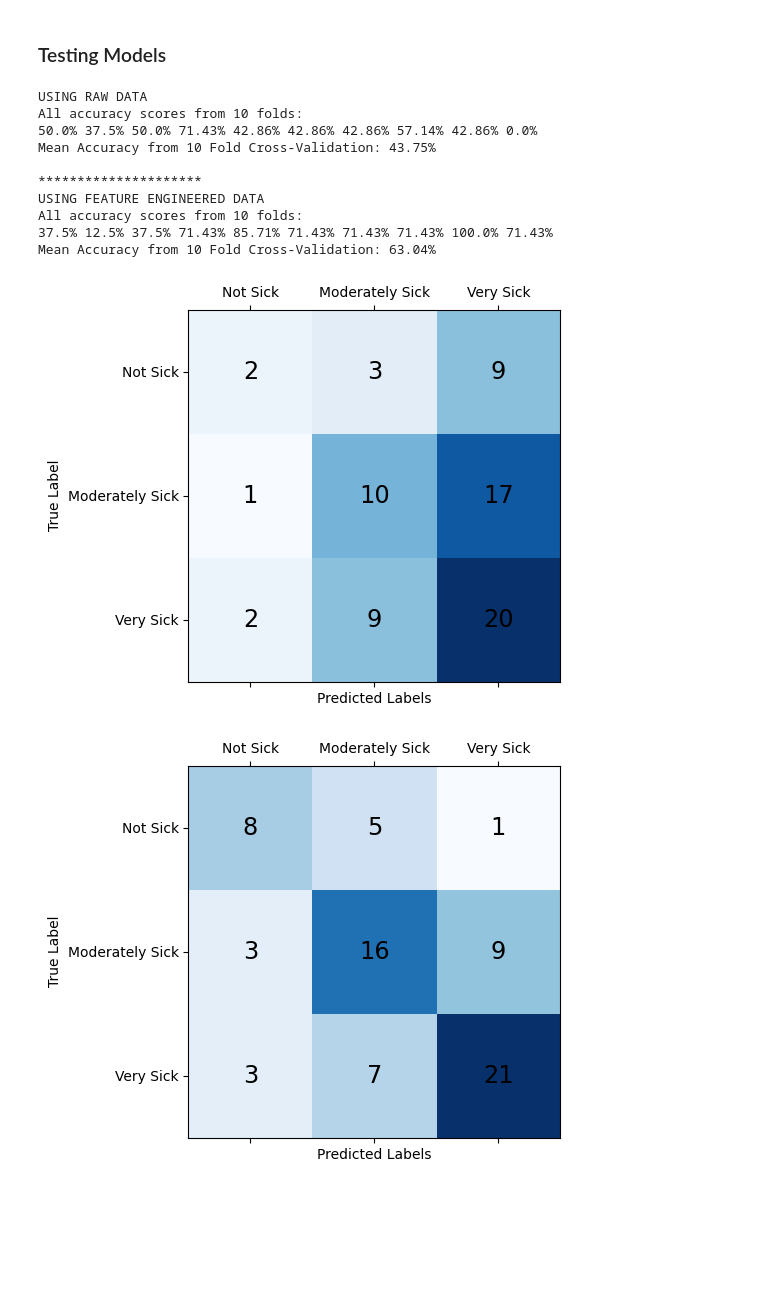
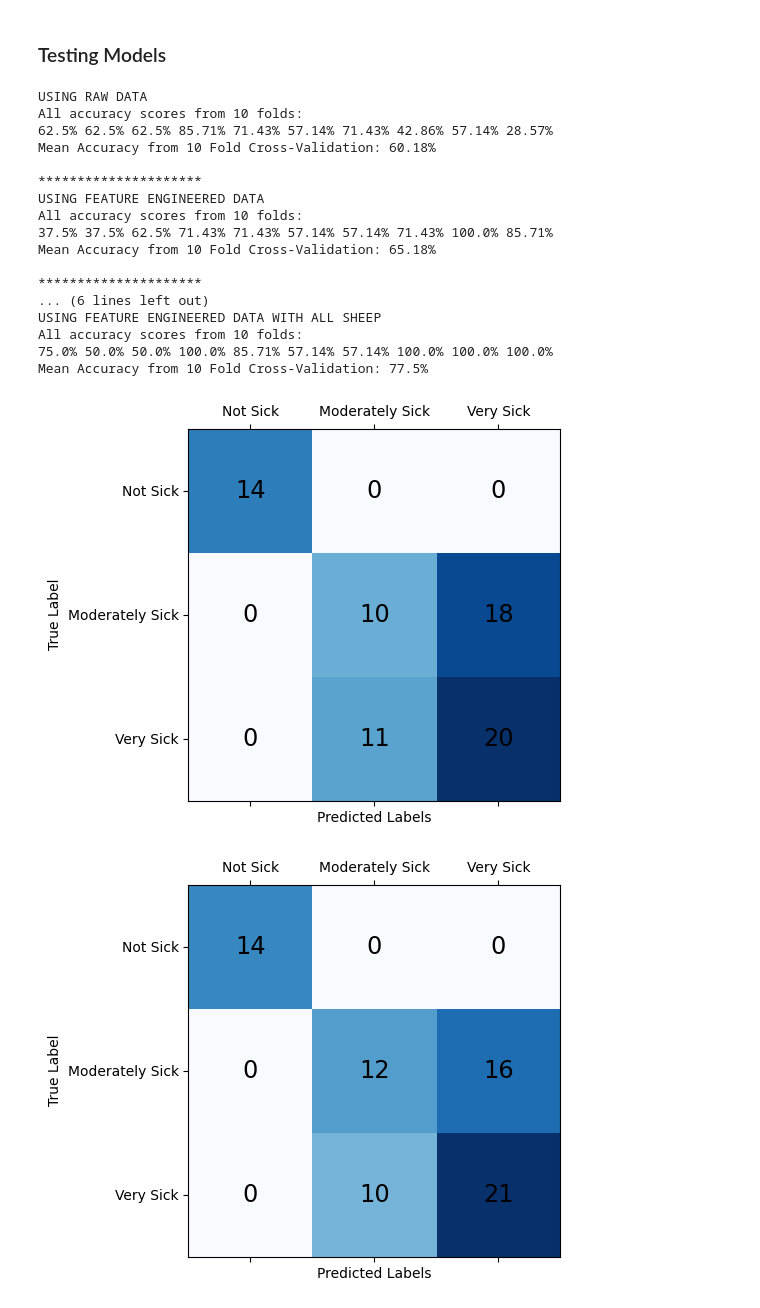
Before and after one commit to jmandzak/SheepActivity, a Jupyter notebook: part2.ipynb, the cells around one changed output. Drawn from its saved outputs; the diff is of its cells as text; code cells hidden in the pictures; blank space fills up the shorter version.

```diff
--- a/part2.ipynb
+++ b/part2.ipynb
@@ -64,17 +87,21 @@ def splitSamples(df: pd.DataFrame, samples_per_split: int) -> list:
 
 # The accelerometer records 2880 times a day, so let's try a window of that size
 SAMPLES_PER_SPLIT = 2880
-sheep_raw[0] = splitSamples(sheep_raw[0], SAMPLES_PER_SPLIT)
-sheep_raw[1] = splitSamples(sheep_raw[1], SAMPLES_PER_SPLIT)
-sheep_raw[2] = splitSamples(sheep_raw[2], SAMPLES_PER_SPLIT)
-sheep_raw[3] = splitSamples(sheep_raw[3], SAMPLES_PER_SPLIT)
-sheep_raw[4] = splitSamples(sheep_raw[4], SAMPLES_PER_SPLIT)
-sheep_raw[5] = splitSamples(sheep_raw[5], SAMPLES_PER_SPLIT)
+for i in range(len(sheep_raw)):
+    sheep_raw[i] = splitSamples(sheep_raw[i], SAMPLES_PER_SPLIT)
+
+for i in range(len(sheep_raw_full)):
+    sheep_raw_full[i] = splitSamples(sheep_raw_full[i], SAMPLES_PER_SPLIT)
 # %%
 # Convert dataframes into just a list of sit/stand
 for i in range(len(sheep_raw)):
     for j in range(len(sheep_raw[i])):
         sheep_raw[i][j] = sheep_raw[i][j]['Standing'].tolist()
+
+# Convert dataframes into just a list of sit/stand
+for i in range(len(sheep_raw_full)):
+    for j in range(len(sheep_raw_full[i])):
+        sheep_raw_full[i][j] = sheep_raw_full[i][j]['Standing'].tolist()
 # %% [markdown]
 ### Feature Engineering
 # %%
@@ -166,6 +193,10 @@ def extractFeatures(windows: list) -> list:
 sheep = []
 for i in range(len(sheep_raw)):
     sheep.append(extractFeatures(sheep_raw[i]))
+
+sheep_full = []
+for i in range(len(sheep_raw_full)):
+    sheep_full.append(extractFeatures(sheep_raw_full[i]))
 # %%
 print(sheep[0][0])
 print(sheep[0][1])
@@ -191,9 +227,22 @@ for s, sr, ill in zip(sheep, sheep_raw, SHEEP_ILLNESS_LEVEL):
         X_RAW.append(window_raw)
         y.append(ill)
 
+X_FULL = []
+X_RAW_FULL = []
+y_full = []
+# FULL_SHEEP_ILLNESS_LEVEL = [4, 3, 1, 5, 2, 1, 3, 5, 4, 1, 4, 4, 2, 2, 3, 3, 5, 3, 4, 1, 5, 1, 2]
+FULL_SHEEP_ILLNESS_LEVEL = [2, 1, 0, 2, 1, 0, 1, 2, 2, 0, 2, 2, 1, 1, 1, 1, 2, 1, 2, 0, 2, 0, 1]
+for s, sr, ill in zip(sheep_full, sheep_raw_full, FULL_SHEEP_ILLNESS_LEVEL):
+    for window, window_raw in zip(s, sr):
+        X_FULL.append(window)
+        X_RAW_FULL.append(window_raw)
+        y_full.append(ill)
+
 # normalize X
 sc = StandardScaler()
 X = sc.fit_transform(X)
+sc = StandardScaler()
+X_FULL = sc.fit_transform(X_FULL)
 # %% [markdown]
 ### Model Creation
 # %%
@@ -239,24 +288,41 @@ def train_and_evaluate_model(X, y, model):
 # %%
 from sklearn.ensemble import RandomForestClassifier
 
 print('USING RAW DATA')
 model = RandomForestClassifier(n_estimators=100, random_state=42)
 train_and_evaluate_model(X_RAW, y, model)
 
 print('*********************')
 print('USING FEATURE ENGINEERED DATA')
 model = RandomForestClassifier(n_estimators=100, random_state=42)
 train_and_evaluate_model(X, y, model)
+
+print('*********************')
+print('USING RAW DATA WITH ALL SHEEP')
+model = RandomForestClassifier(n_estimators=100, random_state=42)
+train_and_evaluate_model(X_RAW_FULL, y_full, model)
+
+print('*********************')
+print('USING FEATURE ENGINEERED DATA WITH ALL SHEEP')
+model = RandomForestClassifier(n_estimators=100, random_state=42)
+train_and_evaluate_model(X_FULL, y_full, model)
 # %% [output]
 USING RAW DATA
 All accuracy scores from 10 folds:
-50.0% 37.5% 50.0% 71.43% 42.86% 42.86% 42.86% 57.14% 42.86% 0.0%
-Mean Accuracy from 10 Fold Cross-Validation: 43.75%
+62.5% 62.5% 62.5% 85.71% 71.43% 57.14% 71.43% 42.86% 57.14% 28.57%
+Mean Accuracy from 10 Fold Cross-Validation: 60.18%
 
 *********************
 USING FEATURE ENGINEERED DATA
 All accuracy scores from 10 folds:
-37.5% 12.5% 37.5% 71.43% 85.71% 71.43% 71.43% 71.43% 100.0% 71.43%
-Mean Accuracy from 10 Fold Cross-Validation: 63.04%
+37.5% 37.5% 62.5% 71.43% 71.43% 57.14% 57.14% 71.43% 100.0% 85.71%
+Mean Accuracy from 10 Fold Cross-Validation: 65.18%
+
+*********************
+... (6 lines left out)
+USING FEATURE ENGINEERED DATA WITH ALL SHEEP
+All accuracy scores from 10 folds:
+75.0% 50.0% 50.0% 100.0% 85.71% 57.14% 57.14% 100.0% 100.0% 100.0%
+Mean Accuracy from 10 Fold Cross-Validation: 77.5%
-[figure, old version]
+[figure, new version]
-[figure, old version]
+[figure, new version]
```
Also changed, not shown: parts of 6 cells of this notebook.
